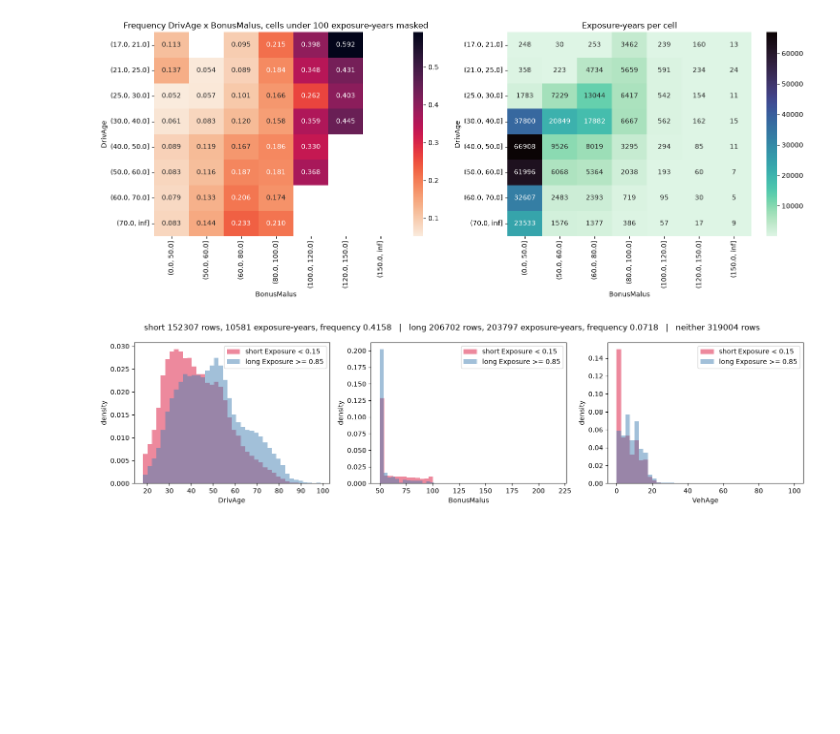
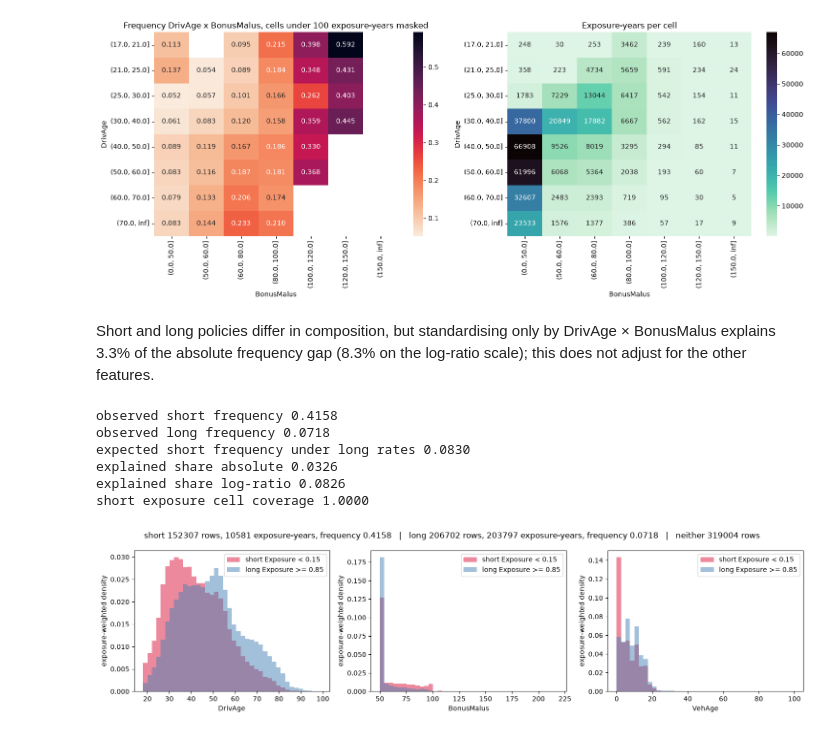
Before and after one commit to VukasinLukic/vukasin-lukic-ominimo-application, a Jupyter notebook: claims-forecasting/02_exploration.ipynb, the cells around one changed output. Saved outputs shown, nothing was run; the diff lists cells and outputs as text; code cells hidden in the pictures; blank space fills up the shorter version.

Commit message:
added some markdown cells

```diff
--- a/claims-forecasting/02_exploration.ipynb
+++ b/claims-forecasting/02_exploration.ipynb
@@ -142,28 +152,76 @@ fig.tight_layout()
 plt.show()
 # %% [output]
 [figure]
+# %% [markdown]
+Short and long policies differ in composition, but standardising only by DrivAge × BonusMalus explains 3.3% of the absolute frequency gap (8.3% on the log-ratio scale); this does not adjust for the other features.
 # %%
-short_policies = claims[claims["Exposure"] < 0.15]
-long_policies = claims[claims["Exposure"] >= 0.85]
-neither_count = len(claims) - len(short_policies) - len(long_policies)
+driv_age_cell = pd.cut(claims["DrivAge"], bins=[17, 21, 25, 30, 40, 50, 60, 70, np.inf])
+bonus_malus_cell = pd.cut(claims["BonusMalus"], bins=[0, 50, 60, 80, 100, 120, 150, np.inf])
+assert driv_age_cell.isna().sum() == 0
+assert bonus_malus_cell.isna().sum() == 0
+cells = claims.assign(driv_age_cell=driv_age_cell, bonus_malus_cell=bonus_malus_cell)
+short_policies = cells[cells["Exposure"] < 0.15]
+long_policies = cells[cells["Exposure"] >= 0.85]
+neither_count = len(cells) - len(short_policies) - len(long_policies)
+
+group_keys = ["driv_age_cell", "bonus_malus_cell"]
+long_cell = long_policies.groupby(group_keys, observed=False).agg(
+    exposure=("Exposure", "sum"), claims=("ClaimNb", "sum")
+)
+short_cell_exposure = short_policies.groupby(group_keys, observed=False)["Exposure"].sum()
+long_cell_frequency = long_cell["claims"] / long_cell["exposure"]
+both_present = (long_cell["exposure"] > 0) & (short_cell_exposure > 0)
+
+expected_short_frequency = (
+    (long_cell_frequency[both_present] * short_cell_exposure[both_present]).sum()
+    / short_cell_exposure.sum()
+)
+observed_short_frequency = short_policies["ClaimNb"].sum() / short_policies["Exposure"].sum()
+observed_long_frequency = long_policies["ClaimNb"].sum() / long_policies["Exposure"].sum()
+explained_absolute = (
+    (expected_short_frequency - observed_long_frequency)
+    / (observed_short_frequency - observed_long_frequency)
+)
+explained_log_ratio = (
+    np.log(expected_short_frequency / observed_long_frequency)
+    / np.log(observed_short_frequency / observed_long_frequency)
+)
+cell_coverage = short_cell_exposure[both_present].sum() / short_cell_exposure.sum()
+
+print(f"observed short frequency {observed_short_frequency:.4f}")
+print(f"observed long frequency {observed_long_frequency:.4f}")
+print(f"expected short frequency under long rates {expected_short_frequency:.4f}")
+print(f"explained share absolute {explained_absolute:.4f}")
+print(f"explained share log-ratio {explained_log_ratio:.4f}")
+print(f"short exposure cell coverage {cell_coverage:.4f}")
+
 covariates = ["DrivAge", "BonusMalus", "VehAge"]
 fig, axes = plt.subplots(1, 3, figsize=(15, 4))
 for ax, covariate in zip(axes, covariates):
-    ax.hist(short_policies[covariate], bins=40, density=True, alpha=0.5,
-            color="crimson", label="short Exposure < 0.15")
-    ax.hist(long_policies[covariate], bins=40, density=True, alpha=0.5,
-            color="steelblue", label="long Exposure >= 0.85")
+    bin_edges = np.histogram_bin_edges(
+        pd.concat([short_policies[covariate], long_policies[covariate]]), bins=40
+    )
+    ax.hist(short_policies[covariate], bins=bin_edges, weights=short_policies["Exposure"],
+            density=True, alpha=0.5, color="crimson", label="short Exposure < 0.15")
+    ax.hist(long_policies[covariate], bins=bin_edges, weights=long_policies["Exposure"],
+            density=True, alpha=0.5, color="steelblue", label="long Exposure >= 0.85")
     ax.set_xlabel(covariate)
-    ax.set_ylabel("density")
+    ax.set_ylabel("exposure-weighted density")
     ax.legend()
 fig.suptitle(
     f"short {len(short_policies)} rows, {short_policies['Exposure'].sum():.0f} exposure-years, "
-    f"frequency {short_policies['ClaimNb'].sum() / short_policies['Exposure'].sum():.4f}   |   "
+    f"frequency {observed_short_frequency:.4f}   |   "
     f"long {len(long_policies)} rows, {long_policies['Exposure'].sum():.0f} exposure-years, "
-    f"frequency {long_policies['ClaimNb'].sum() / long_policies['Exposure'].sum():.4f}   |   "
+    f"frequency {observed_long_frequency:.4f}   |   "
     f"neither {neither_count} rows"
 )
 fig.tight_layout()
 plt.show()
 # %% [output]
+observed short frequency 0.4158
+observed long frequency 0.0718
+expected short frequency under long rates 0.0830
+explained share absolute 0.0326
+explained share log-ratio 0.0826
+short exposure cell coverage 1.0000
-[figure, old version]
+[figure, new version]
```
Also changed, not shown: parts of 5 cells of this notebook.
